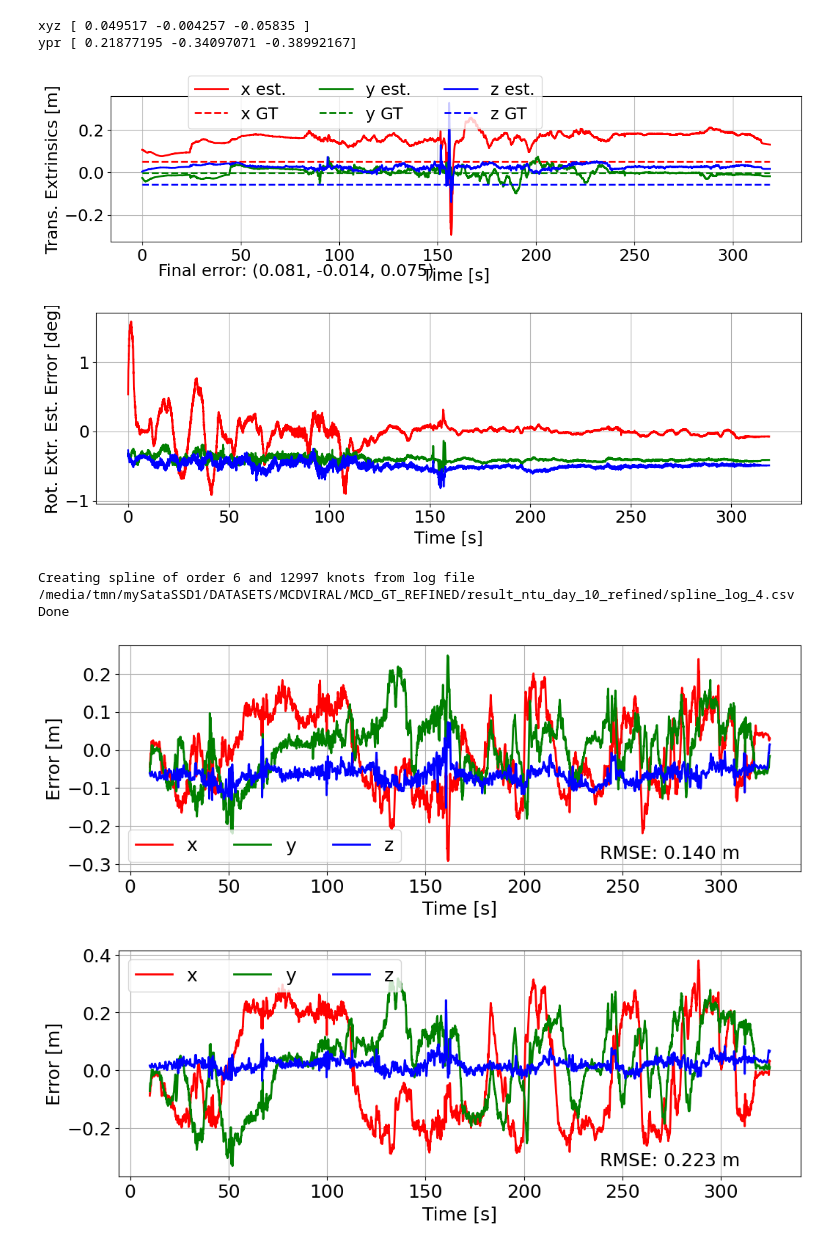
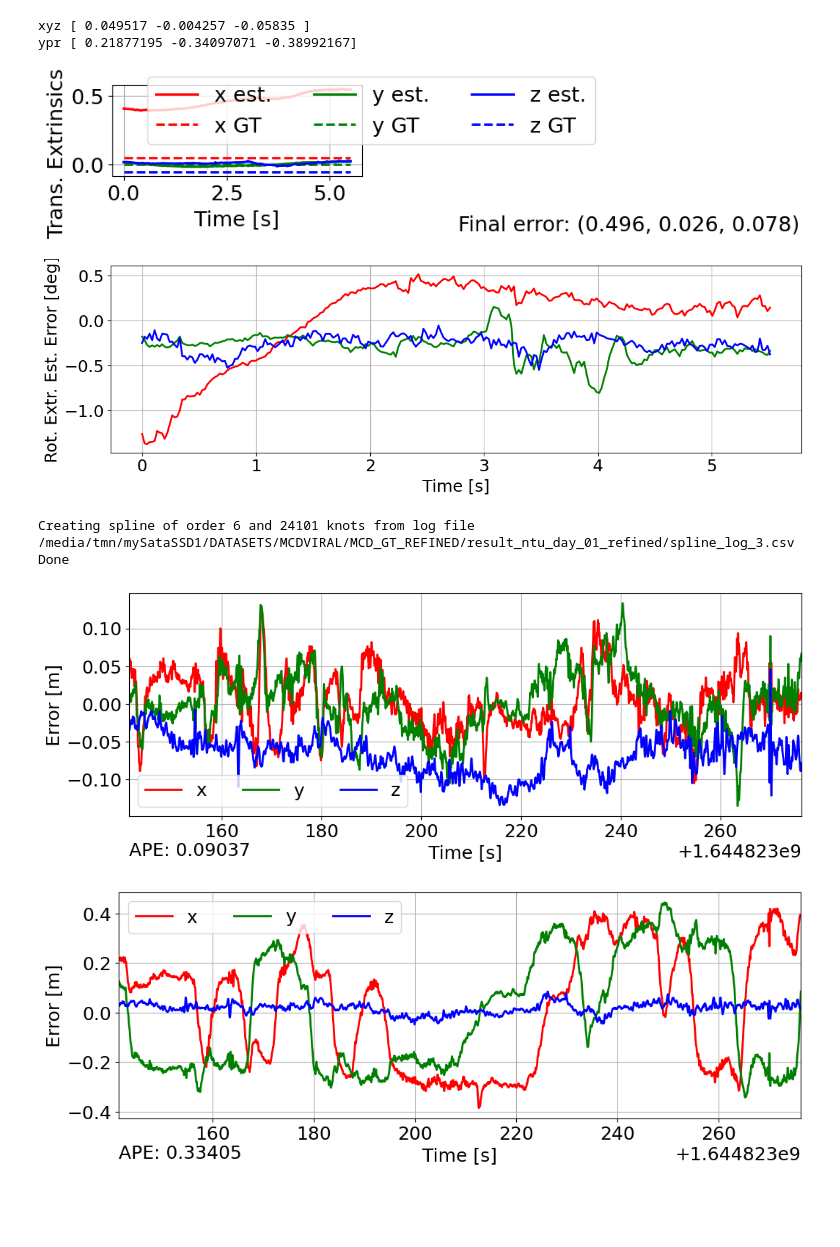
Before and after one commit to pheneliu/GPTR_UWB, a Jupyter notebook: gptr/scripts/analysis_mcdviral.ipynb, the cells around one changed output. Cells and saved outputs as stored; diff of their text form; code cells hidden in the pictures; blank space fills up the shorter version.

```diff
--- a/gptr/scripts/analysis_mcdviral.ipynb
+++ b/gptr/scripts/analysis_mcdviral.ipynb
@@ -14,9 +14,12 @@ import evo.core.metrics as metrics
 
 from ceva import Ceva
 
-mcd_seq = 'ntu_day_10'
+# Time to start considering the estimate
+test_start = 0
 
-log_path = '/media/tmn/mySataSSD1/Experiments/gptr/logs/lio/exp_mcdviral_' + mcd_seq
+mcd_seq = 'ntu_day_01'
+
+log_path = '/media/tmn/mySataSSD1/Experiments/gptr/logs/lio/exp_mcdviral_' + mcd_seq + '_pcd'
 gtr_path = f'/media/tmn/mySataSSD1/DATASETS/MCDVIRAL/MCD_GT_REFINED/result_{mcd_seq}_refined'
 
 # The path to the experiment log
@@ -27,7 +30,7 @@ traj_est_logs = [log_path + '/gptraj_0.csv',
                  log_path + '/gptraj_1.csv']
 
 # # Trajectory groundtruth error
-traj_gtr_log = gtr_path + '/spline_log_4.csv'
+traj_gtr_log = gtr_path + '/spline_log_3.csv'
 
 
 # Lidar extrinsic
@@ -175,8 +178,14 @@ ax.set_ylabel('Rot. Extr. Est. Error [deg]')
 plt.tight_layout()
 fig.savefig('rot_extrinsics_error.jpg')
 # %% [output]
-[figure, old version]
+[figure, new version]
-[figure, old version]
+[figure, new version]
+# %%
+# Calculate the ATE
+def calculate_metric(traj_gtr, traj_est):
+    metric = metrics.APE(pose_relation=metrics.PoseRelation.translation_part)
+    metric.process_data((traj_gtr, traj_est))
+    return float(metric.get_result(ref_name='reference', est_name='estimate').stats['rmse'])
 # %%
 # Load the trajectory
 traj_est_data = []
@@ -196,9 +205,11 @@ def trim_traj(traj, tcut):
     return evotraj.PoseTrajectory3D(positions_xyz=pos, orientations_quat_wxyz=rot, timestamps=timestamps)
 
 for lidx in range(len(traj_est_data)):
+
     # Get the traj_est
     traj_est = traj_est_data[lidx]
-    traj_est = evotraj.PoseTrajectory3D(positions_xyz=traj_est[:, [11, 12, 13]], orientations_quat_wxyz=traj_est[:, [4, 1, 2, 3]], timestamps = t_est_min[lidx] + traj_est[:, 0]*0.02204)
+    tidx = list(np.where(traj_est[:, 1] > test_start)[0])
+    traj_est = evotraj.PoseTrajectory3D(positions_xyz=traj_est[tidx, :][:, [12, 13, 14]], orientations_quat_wxyz=traj_est[tidx, :][:, [5, 2, 3, 4]], timestamps=traj_est[tidx, 1])
 
     # Get the traj gtr
     traj_gtr = traj_gtr_spline.getPose(traj_est.timestamps)
@@ -222,45 +233,43 @@ for lidx in range(len(traj_est_data)):
     traj_gtr = evotraj.PoseTrajectory3D(positions_xyz=p_W_L, orientations_quat_wxyz=q_W_L, timestamps=traj_est.timestamps)
     traj_est, traj_gtr = sync.associate_trajectories(traj_est, traj_gtr, max_diff=0.2)
 
     traj_est = trim_traj(traj_est, 10.0)
     traj_gtr = trim_traj(traj_gtr, 10.0)
 
     N = traj_est.orientations_quat_wxyz.shape[0]
     q_W_L_err = np.empty((0, 4))
     for pidx in range(0, N):
         R_W_L_est = util.quat2rotm(traj_est.orientations_quat_wxyz[pidx, :])
         R_W_L_gtr = util.quat2rotm(traj_gtr.orientations_quat_wxyz[pidx, :])
         q_W_L_err = np.append(q_W_L_err, [util.rotm2quat(R_W_L_est.transpose()@R_W_L_gtr)], axis=0)
 
     traj_err = evotraj.PoseTrajectory3D(positions_xyz=traj_est.positions_xyz - traj_gtr.positions_xyz, \
                                         orientations_quat_wxyz=q_W_L_err, timestamps=traj_est.timestamps)
 
     # Calculate RMSE using the APE metric
     ape_metric = metrics.APE(metrics.PoseRelation.translation_part)
     ape_metric.process_data((traj_gtr, traj_est))
-    # Output RMSE
-    rmse = ape_metric.get_statistic(metrics.StatisticsType.rmse)
-    # rmse_x = np.sqrt(np.mean((traj_err.positions_xyz[:, 0]) ** 2))
-    # rmse_y = np.sqrt(np.mean((traj_err.positions_xyz[:, 1]) ** 2))
-    # rmse_z = np.sqrt(np.mean((traj_err.positions_xyz[:, 2]) ** 2))
-    # rmse_ = np.sqrt(rmse_x**2 + rmse_y**2 + rmse_z**2)
+
+    # Find the RMSE
+    rmse = calculate_metric(traj_est, traj_gtr)
 
     plt.rcParams.update({'font.size':18})
     fig, ax = plt.subplots(ncols=1, nrows=1, figsize=(12, 4))
-    ax.plot(traj_err.timestamps - traj_gtr_spline.minTime(), traj_err.positions_xyz[:, 0], 'r', linewidth=2, label='x')
-    ax.plot(traj_err.timestamps - traj_gtr_spline.minTime(), traj_err.positions_xyz[:, 1], 'g', linewidth=2, label='y')
-    ax.plot(traj_err.timestamps - traj_gtr_spline.minTime(), traj_err.positions_xyz[:, 2], 'b', linewidth=2, label='z')
-    ax.text(ax.get_xlim()[1]*0.7, ax.get_ylim()[0]*0.9, f'RMSE: {rmse:.3f} m')
+    ax.plot(traj_err.timestamps, traj_err.positions_xyz[:, 0], 'r', linewidth=2, label='x')
+    ax.plot(traj_err.timestamps, traj_err.positions_xyz[:, 1], 'g', linewidth=2, label='y')
+    ax.plot(traj_err.timestamps, traj_err.positions_xyz[:, 2], 'b', linewidth=2, label='z')
 
-    # ax.set_xlim([np.min(traj_est.timestamps), np.max(traj_est.timestamps-1.0)])
+    # Stamp the ATE
+    ax.text(0, -0.18, f'APE: {rmse:.5f}', transform=ax.transAxes)
+
+    ax.set_xlim([np.min(traj_est.timestamps), np.max(traj_est.timestamps-1.0)])
     # ax.set_ylim([-0.06, 0.06])
-
     ax.legend(ncols=3)
     ax.grid('on')
     ax.set_xlabel('Time [s]')
     ax.set_ylabel('Error [m]')
 # %% [output]
-Creating spline of order 6 and 12997 knots from log file /media/tmn/mySataSSD1/DATASETS/MCDVIRAL/MCD_GT_REFINED/result_ntu_day_10_refined/spline_log_4.csv
+Creating spline of order 6 and 24101 knots from log file /media/tmn/mySataSSD1/DATASETS/MCDVIRAL/MCD_GT_REFINED/result_ntu_day_01_refined/spline_log_3.csv
 Done
-[figure, old version]
+[figure, new version]
-[figure, old version]
+[figure, new version]
```
Also changed, not shown: 6 other files.
